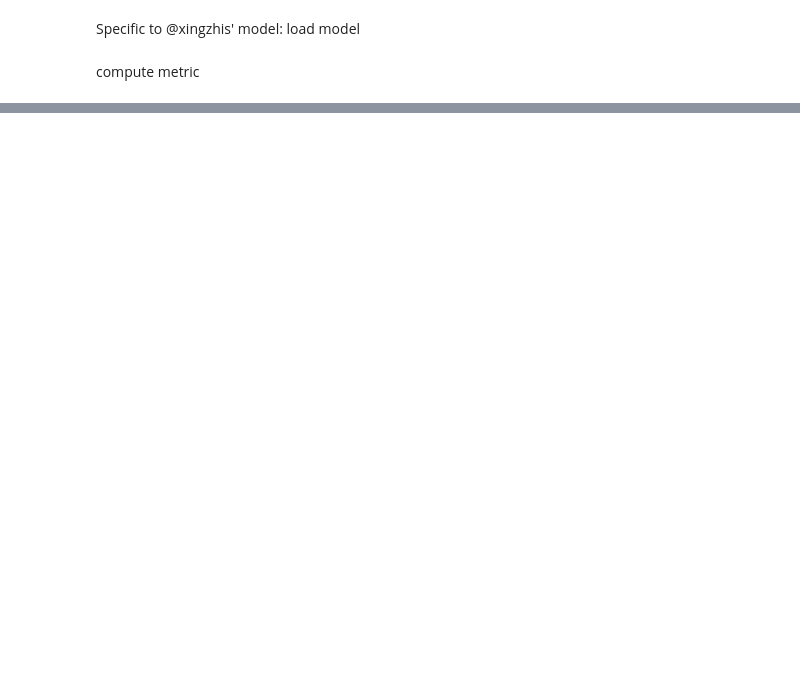
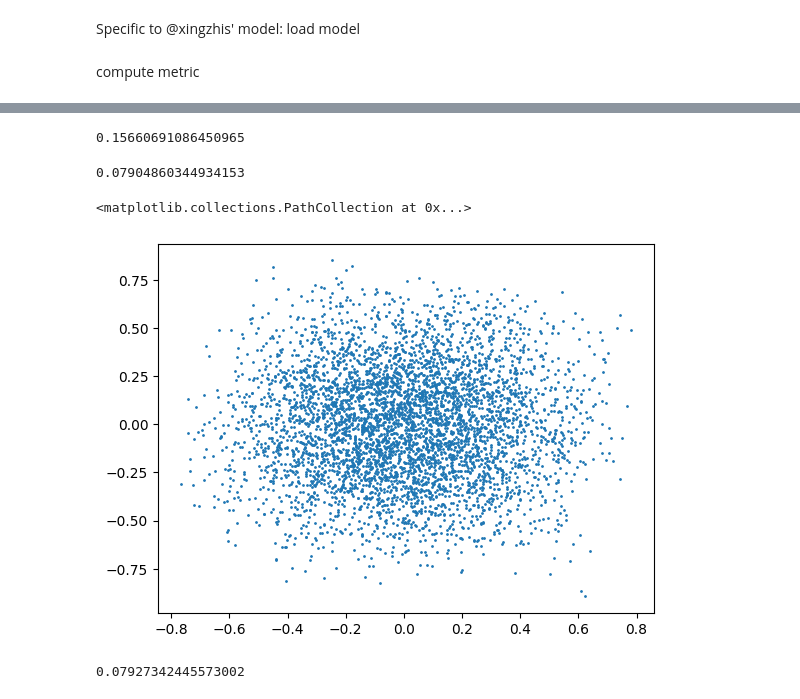
Before and after one commit to KrishnaswamyLab/GeometryAwareGenerativeAutoencoder, a Jupyter notebook: notebooks/test_evaluation.ipynb, the cells around one changed output, grey strips where cells are left out. Cells and saved outputs as stored; diff of their text form; code cells hidden in the pictures; blank space fills up the shorter version.

```diff
--- a/notebooks/test_evaluation.ipynb
+++ b/notebooks/test_evaluation.ipynb
@@ -70,0 +65,21 @@ result
+# %%
+from random import seed
+x_test, x_noiseless, dist_true, _ = get_dataset_contents(data_path, noiseless_path)
+# %%
+import torch
+x_tensor = torch.from_numpy(x_test).float().to(model.device)
+model.eval()
+z_pred = model.encode(x_tensor)
+x_pred = model.decode(z_pred)
+z_pred = z_pred.detach().cpu().numpy()
+x_pred = x_pred.detach().cpu().numpy()
+# %%
+magic_op = magic.MAGIC()
+# we probably wouldn't run MAGIC on reconstructed data because it is already denoised.
+# X_recon_magic = magic_op.fit_transform(X_reconstructed)
+X_recon_magic = x_pred
+X_real_magic = magic_op.fit_transform(x_test)
+# Compute column wise correlations within each matrix
+corrs_recon = np.corrcoef(X_recon_magic, rowvar=False) # vars (genes) are in columns
+corrs_real = np.corrcoef(X_real_magic, rowvar=False)
+# get mse
@@ -70,0 +97,21 @@ result
+# %%
+mse = np.mean(np.square(corrs_recon - corrs_real))
+mse
+# %% [output]
+0.15660691086450965
+# %%
+corrs_noisy = np.corrcoef(x_test, rowvar=False) # vars (genes) are in columns
+# %%
+np.mean(np.square(corrs_recon - corrs_noisy))
+# %% [output]
+0.07904860344934153
+# %%
+triu_id = np.triu_indices(corrs_noisy.shape[0], k=1)
+plt.scatter(corrs_recon[triu_id], corrs_real[triu_id], s=1)
+# %% [output]
+<matplotlib.collections.PathCollection at 0x...>
+[figure, added]
+# %%
+np.mean(np.square(corrs_real - corrs_noisy))
+# %% [output]
+0.07927342445573002
```
Also changed, not shown: parts of 84 cells of this notebook, 12 other files.
